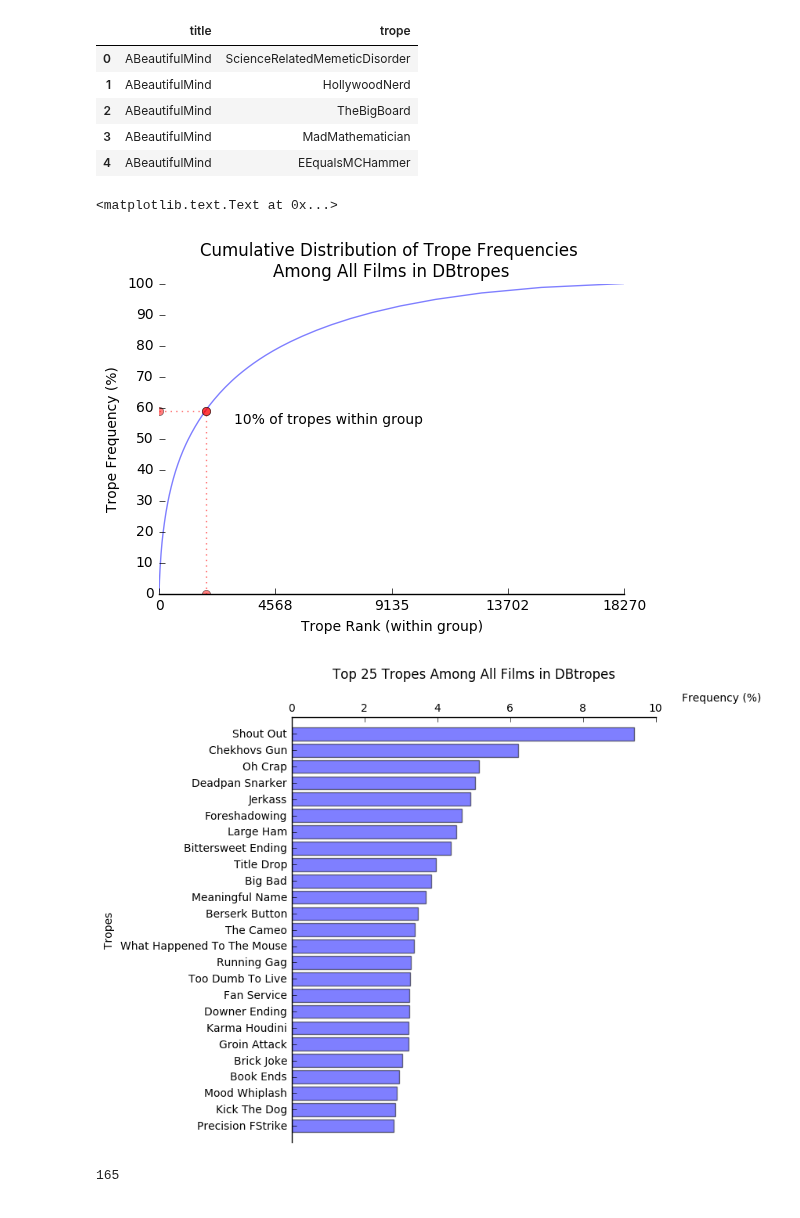
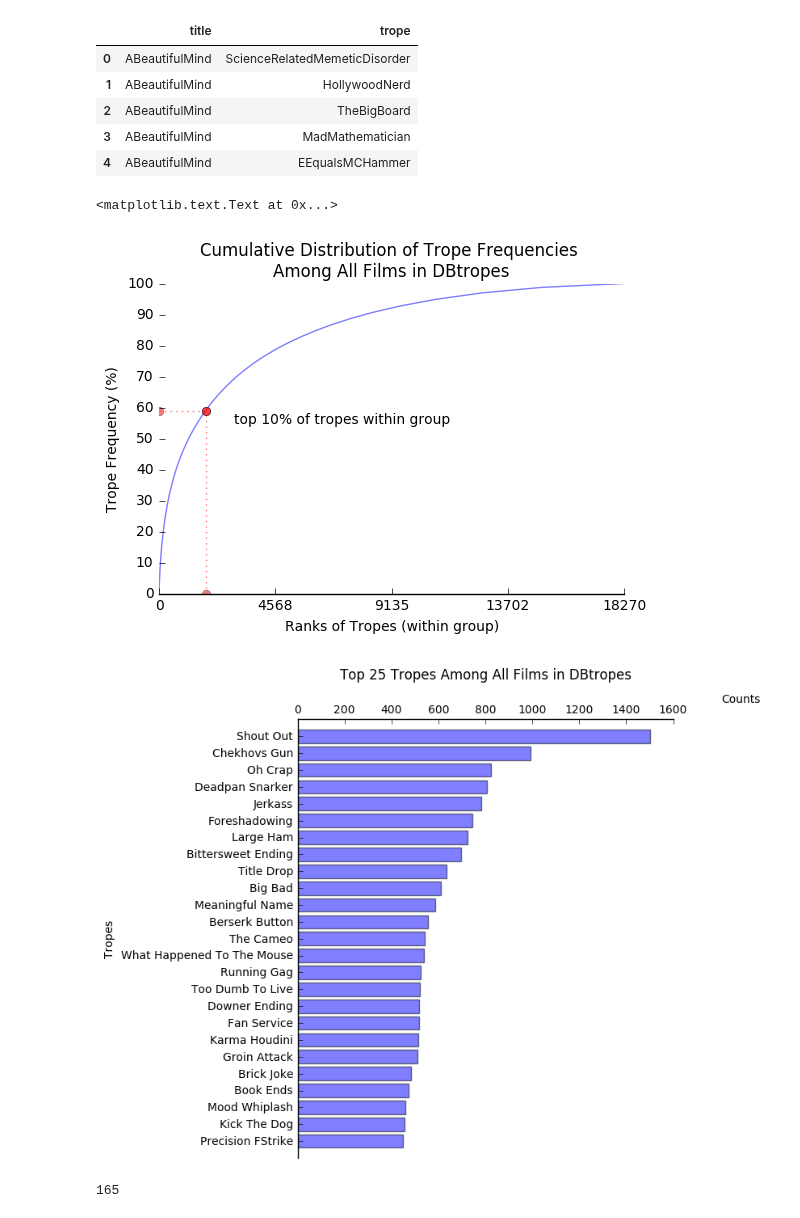
Before and after one commit to PeiZhangOSU/TV_Tropes_Exploratory, a Jupyter notebook: TVtropes.ipynb, the cells around one changed output. Cells and saved outputs as stored; diff of their text form; code cells hidden in the pictures.

```diff
--- a/TVtropes.ipynb
+++ b/TVtropes.ipynb
@@ -127,7 +127,7 @@ total_counts.columns = ['trope', 'counts']
 # col_data: name of the column that contains the counts
 # title, xlabel, ylabel: figure labels
 
-def plot_counts_cumsum(ax, df, col_data, title, xlabel='Trope Rank (within group)', ylabel='Trope Frequency (%)'):
+def plot_counts_cumsum(ax, df, col_data, title, xlabel='Ranks of Tropes (within group)', ylabel='Trope Frequency (%)'):
     counts_sum = df[col_data].sum()
     cumsum_df = df[col_data].cumsum() / counts_sum * 100
 
@@ -160,52 +160,49 @@ plot_counts_cumsum(ax, total_counts, 'counts', title = 'Cumulative Distribution
 fig.text(0.25, 0.55, 'top 10% of tropes within group')
 # %% [output]
 <matplotlib.text.Text at 0x...>
-[figure, old version]
+[figure, new version]
 # %%
 # Function to plot a 'histogram' of top frequencies
 # ax: where to plot the figure
 # df: sorted DataFrame of frequencies, with an autoincrement index
 # col_label: name of the column that contains the trope labels
 # col_data: name of the column that contains the counts
-# denominator: number of tropes of the whole sample, for standardization
 # n: number of tropes to be shown, default 25
 # title, xlabel, ylabel: figure labels
 # color, alpha: bar appearance, default color = blue, alpha = 0.5
 # flip_x: flip x axis, default False
 
-def plot_counts(ax, df, col_label, col_data, denominator, title, xlabel='Frequency (%)', ylabel='Tropes',
+def plot_counts(ax, df, col_label, col_data, title, xlabel='Counts', ylabel='Tropes',
                 color='blue', alpha=0.5, n=25, flip_x=False):
     new = df.head(n)
-    counts_sum = new[col_data].sum()
 
-    ax.barh(new.index, new[col_data] / counts_sum * 100, color=color, alpha=alpha, align='center')
+    ax.barh(new.index, new[col_data], color=color, alpha=alpha, align='center')
     ax.set_yticks(np.arange(len(new[col_label])))
     ax.set_yticklabels(new[col_label])
     ax.set_ylim(-1, len(new[col_label]))
     ax.invert_yaxis()
 
     if flip_x:
         ax.invert_xaxis()
         ax.spines['bottom'].set_visible(False)
         ax.spines['left'].set_visible(False)
         ax.yaxis.set_ticks_position('right')
         ax.xaxis.set_ticks_position('top')
     else:
         ax.spines['bottom'].set_visible(False)
         ax.spines['right'].set_visible(False)
         ax.yaxis.set_ticks_position('left')
         ax.xaxis.set_ticks_position('top')
 
     ax.set_xlabel(xlabel)
     ax.xaxis.set_label_coords(1.18, 1.06)
     ax.set_ylabel(ylabel)
     ax.set_title(title, y = 1.08)
 
 fig, ax = plt.subplots(figsize=(6, 7))
-denominator = total_counts['counts'].sum()
-plot_counts(ax, total_counts, 'trope', 'counts', denominator, title='Top 25 Tropes Among All Films in DBtropes')
+plot_counts(ax, total_counts, 'trope', 'counts', title='Top 25 Tropes Among All Films in DBtropes')
 # %% [output]
-[figure, old version]
+[figure, new version]
 # %%
 from imdbpie import Imdb
 
```
Also changed, not shown: parts of 7 cells of this notebook, 3 other files.
